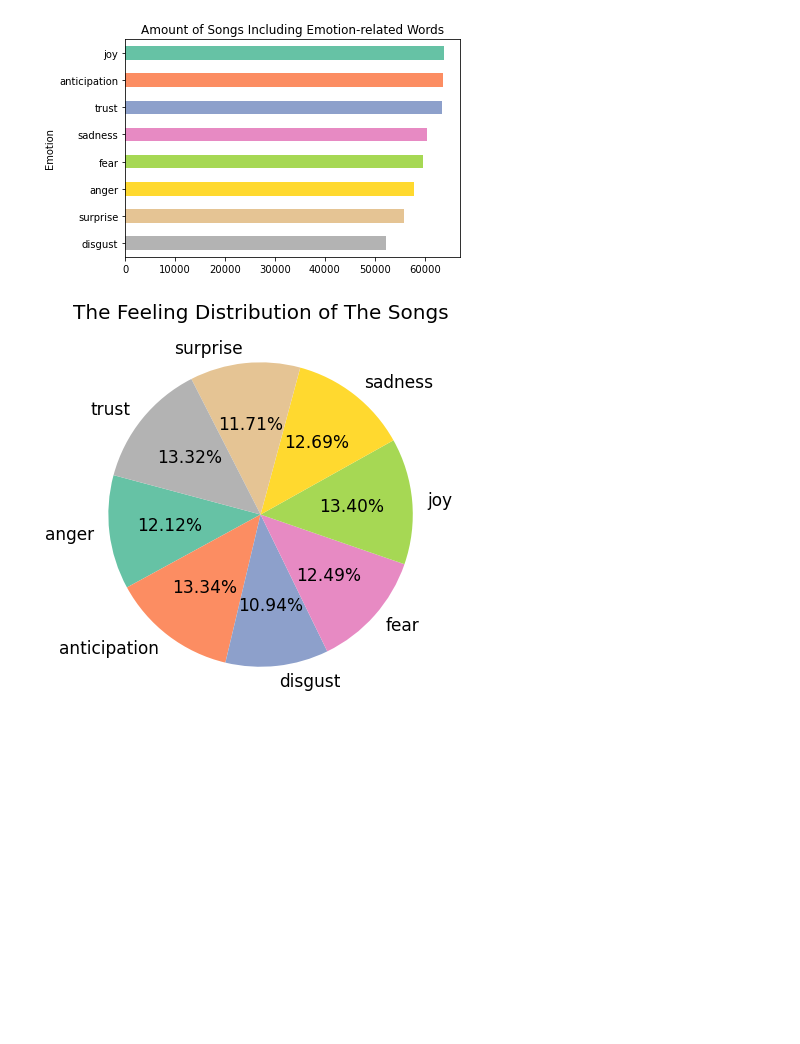
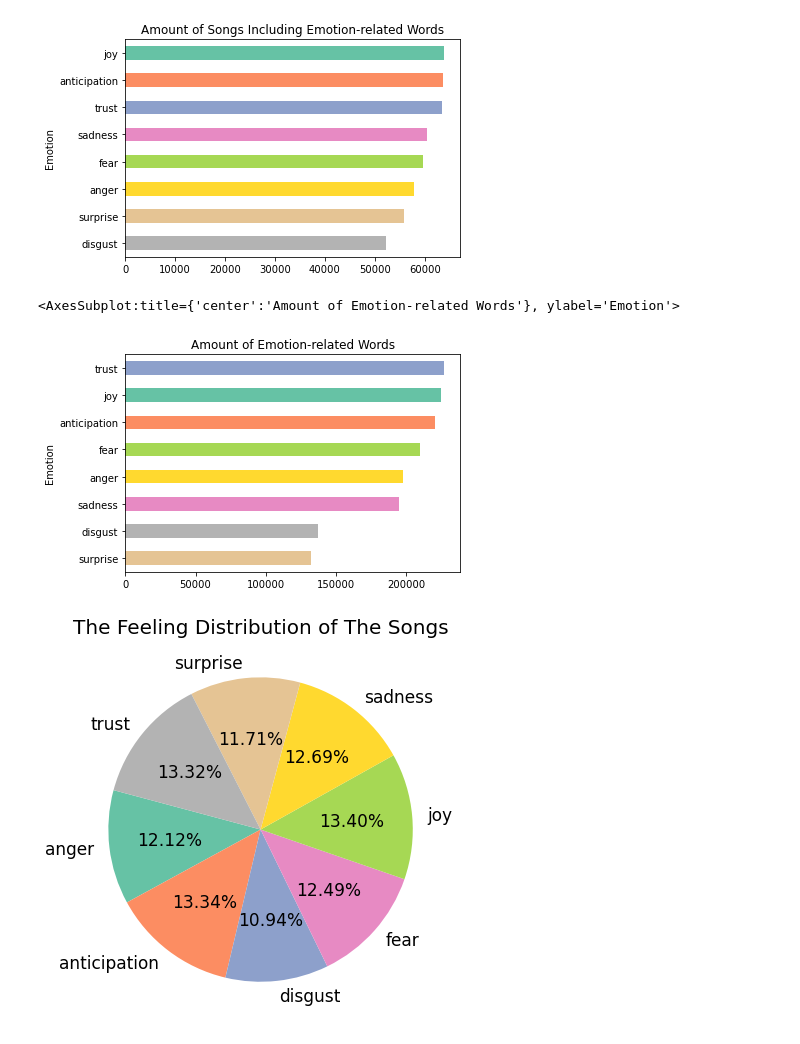
Before and after one commit to MaxiTrien/spotify-data-science-project, a Jupyter notebook: spotify-songs-eda-subset-data.ipynb, the cells around one changed output. Saved outputs shown, nothing was run; the diff lists cells and outputs as text; code cells hidden in the pictures; blank space fills up the shorter version.

Commit message:
Updated emotion eda

```diff
--- a/spotify-songs-eda-subset-data.ipynb
+++ b/spotify-songs-eda-subset-data.ipynb
@@ -87,4 +88,5 @@ plt.show()
 # %% [output]
 [figure]
 # %%
-feelings = df_subset[['anger', 'anticipation', 'disgust',  'fear', 'joy', 'sadness',  'surprise', 'trust']]
+feelings = df_shuffled[['anger', 'anticipation', 'disgust',  'fear', 'joy', 'sadness',  'surprise', 'trust']]
+feelings.head()
@@ -123,6 +141,13 @@ includes_feelings.sum().sort_values(ascending=True).plot(kind ='barh', color = c
 # %% [output]
 <AxesSubplot:title={'center':'Amount of Songs Including Emotion-related Words'}, ylabel='Emotion'>
 [figure]
+# %%
+colors =['#8da0cb','#66c2a5','#fc8d62','#a6d854','#ffd92f','#e78ac3','#b3b3b3','#e5c494']
+colors = colors[::-1]
+feelings.sum().sort_values(ascending=True).plot(kind ='barh', color = colors,title='Amount of Emotion-related Words', xlabel="Emotion")
+# %% [output]
+<AxesSubplot:title={'center':'Amount of Emotion-related Words'}, ylabel='Emotion'>
+[figure, added]
 # %%
 plt.figure(figsize=(7,7))
 feelings.sum().plot.pie(autopct='%.2f%%', textprops={'fontsize':17}, startangle=165, colors = ['#66c2a5', '#fc8d62', '#8da0cb','#e78ac3','#a6d854','#ffd92f','#e5c494','#b3b3b3'])
```
Also changed, not shown: parts of 3 cells of this notebook.
